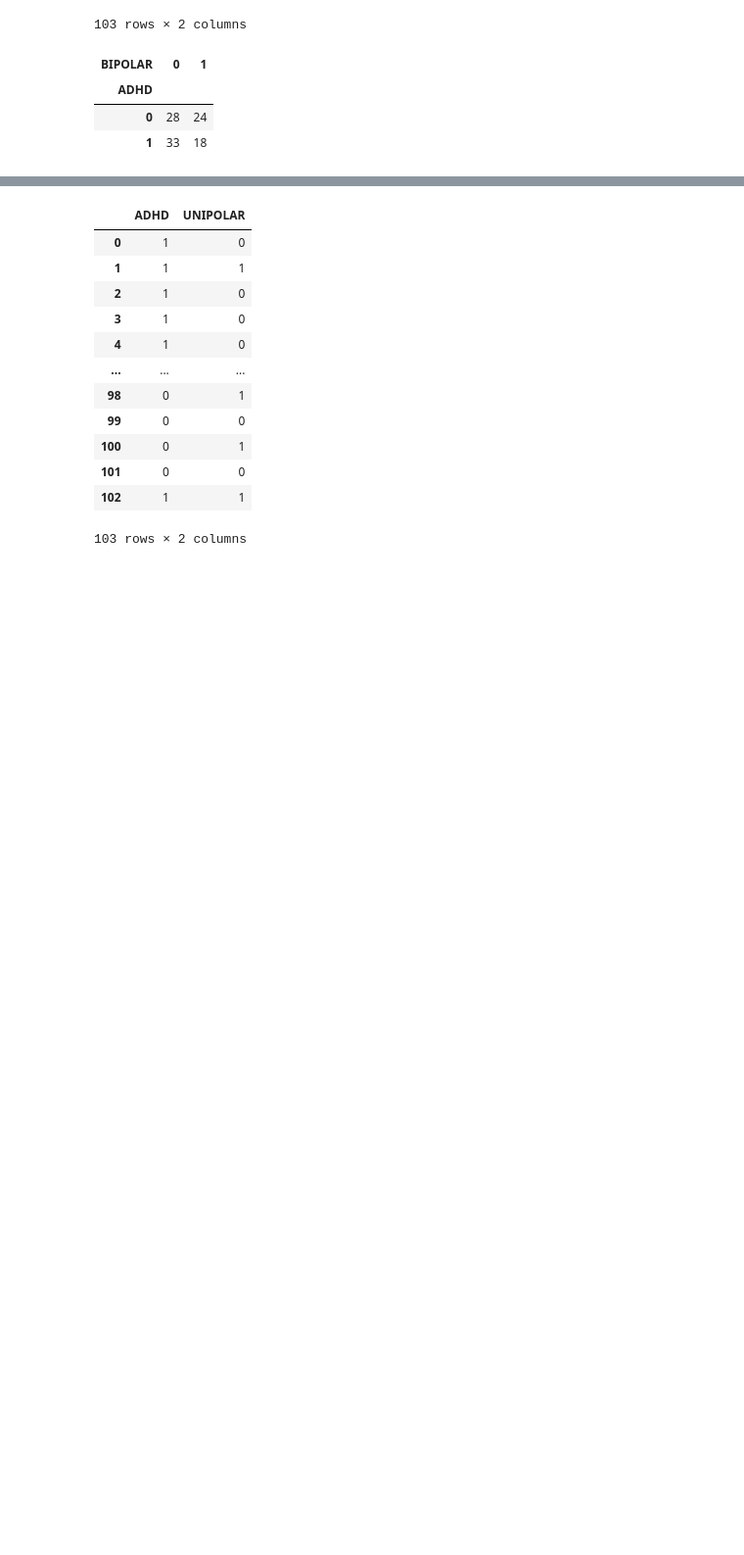
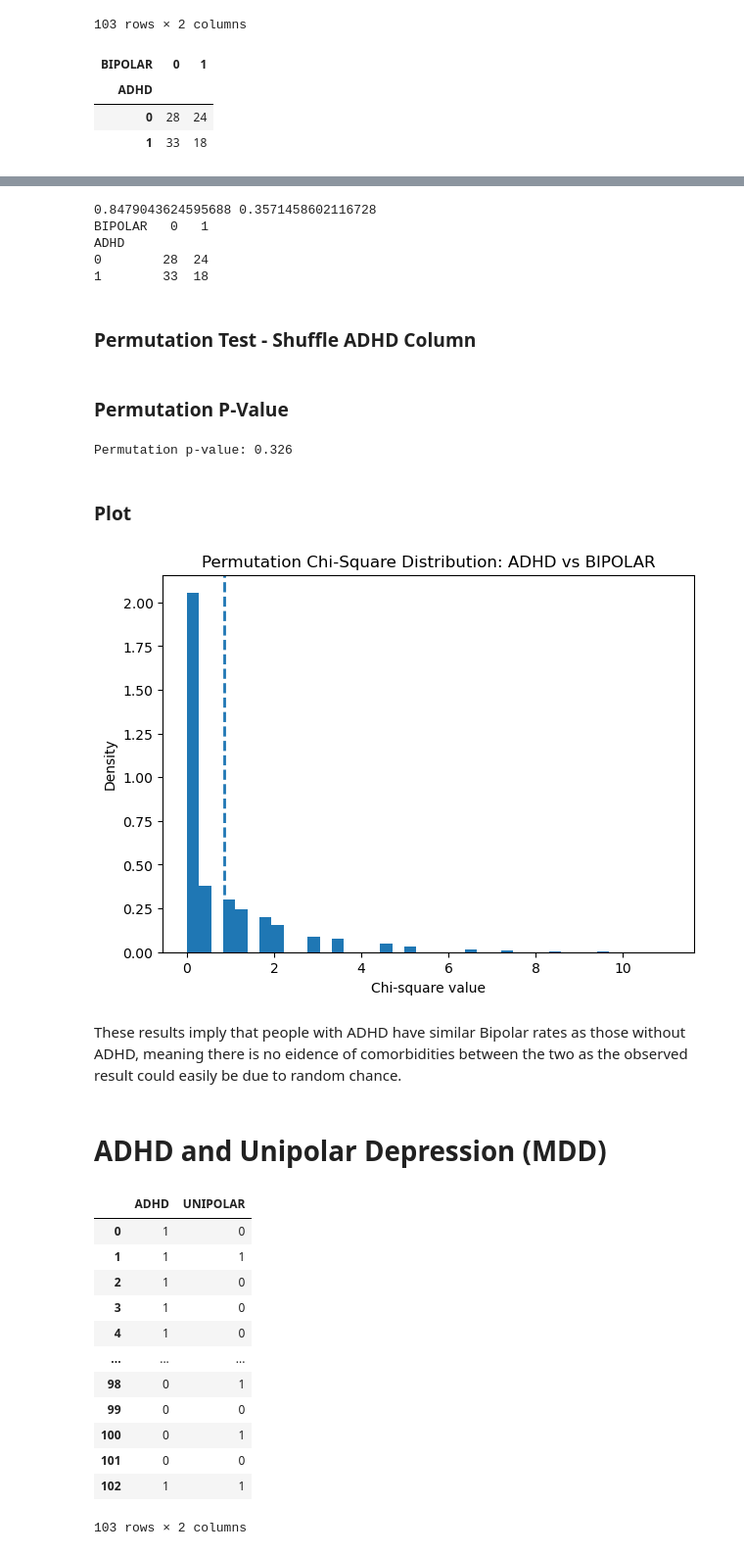
Before and after one commit to CallyMinner/Minner-Choose-Your-Own-Hypothesis, a Jupyter notebook: CYOH_nb.ipynb, the cells around one changed output, grey strips where cells are left out. Shown: that part at 98% size. Cells and saved outputs as stored; diff of their text form; code cells hidden in the pictures; blank space fills up the shorter version.

```diff
--- a/CYOH_nb.ipynb
+++ b/CYOH_nb.ipynb
@@ -92,0 +111,16 @@ master = master.merge(cpt, on="patient_id", how="left")
+# %%
+def permutation_test(df, diagnosis_col, n=5000):
+    chi2_null = []
+
+    for _ in range(n):
+        # shuffle ADHD column
+        shuffled = df['ADHD'].sample(frac=1, replace=False).to_numpy()
+
+        # compute crosstab
+        table = pd.crosstab(shuffled, df[diagnosis_col])
+
+        # chi-square for permutation
+        chi2, _, _, _ = chi2_contingency(table)
+        chi2_null.append(chi2)
+
+    return np.array(chi2_null)
@@ -92,0 +151,10 @@ master = master.merge(cpt, on="patient_id", how="left")
+# %%
+#Plot distributions
+def plot_permutation_distribution(chi2_null, obs_chi2, diagnosis):
+    plt.figure(figsize=(7, 5))
+    plt.hist(chi2_null, bins=40, density=True)
+    plt.axvline(obs_chi2, linestyle='--', linewidth=2)
+    plt.title(f"Permutation Chi-Square Distribution: ADHD vs {diagnosis}")
+    plt.xlabel("Chi-square value")
+    plt.ylabel("Density")
+    plt.show()
@@ -116,3 +188,34 @@ pd.crosstab(master['ADHD'], master['BIPOLAR'])  #then make this from the scrambl
+# %%
+obs_chi2, obs_p, obs_table = observed_chi_square(master, 'BIPOLAR')
+print(obs_chi2, obs_p)
+print(obs_table)
+# %% [output]
+0.8479043624595688 0.3571458602116728
+BIPOLAR   0   1
+ADHD
+0        28  24
+1        33  18
+# %% [markdown]
+### Permutation Test - Shuffle ADHD Column
+# %%
+chi2_null = permutation_test(master, 'BIPOLAR', n=5000)
+# %% [markdown]
+### Permutation P-Value
+# %%
+perm_p = (chi2_null >= obs_chi2).mean()
+print("Permutation p-value:", perm_p)
+# %% [output]
+Permutation p-value: 0.326
+# %% [markdown]
+### Plot
+# %%
+plot_permutation_distribution(chi2_null, obs_chi2, "BIPOLAR")
+# %% [output]
+[figure, added]
+# %% [markdown]
+These results imply that people with ADHD have similar Bipolar rates as those without ADHD, meaning there is no eidence of comorbidities between the two as the observed result could easily be due to random chance.
+# %% [markdown]
+# ADHD and Unipolar Depression (MDD)
 # %%
 master[['ADHD', 'UNIPOLAR']]
 # %% [output]
```
Also changed, not shown: parts of 51 cells of this notebook.
